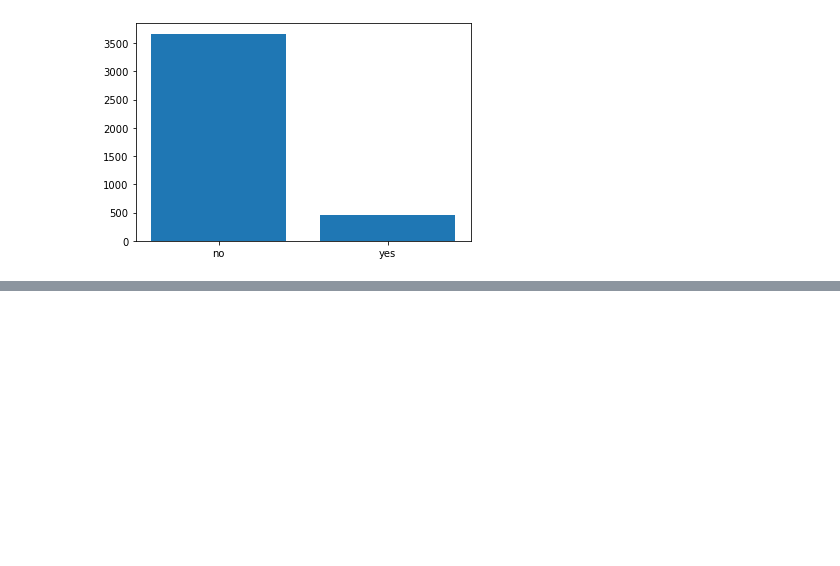
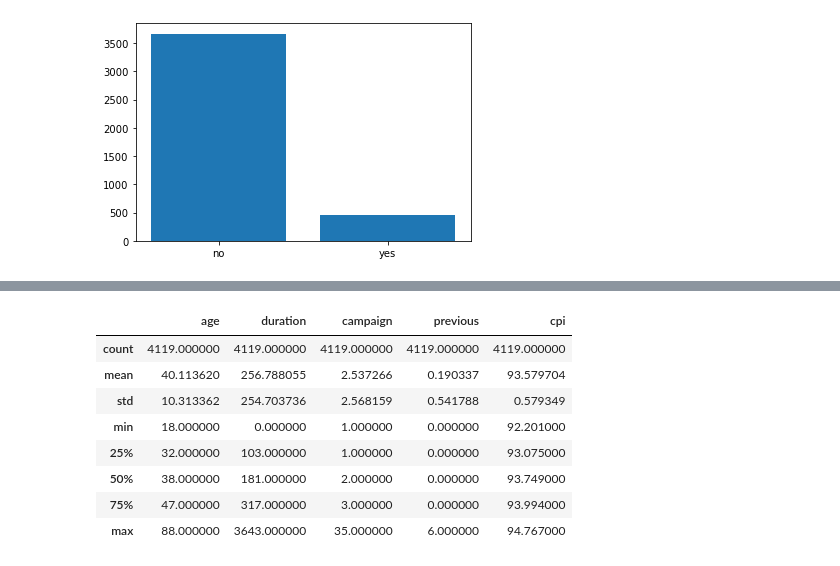
Before and after one commit to rosborn40383/MachineLearning-Analysis, a Jupyter notebook: DS160_Final_Project_EES_RJO.ipynb, the cells around one changed output, grey strips where cells are left out. Cells and saved outputs as stored; diff of their text form; code cells hidden in the pictures; blank space fills up the shorter version.

```diff
--- a/DS160_Final_Project_EES_RJO.ipynb
+++ b/DS160_Final_Project_EES_RJO.ipynb
@@ -181,0 +273,12 @@ Name: month, dtype: int64
+# %%
+df.describe()
+# %% [output]
+|  | age | duration | campaign | previous | cpi |
+| count | 4119.000000 | 4119.000000 | 4119.000000 | 4119.000000 | 4119.000000 |
+| mean | 40.113620 | 256.788055 | 2.537266 | 0.190337 | 93.579704 |
+| std | 10.313362 | 254.703736 | 2.568159 | 0.541788 | 0.579349 |
+| min | 18.000000 | 0.000000 | 1.000000 | 0.000000 | 92.201000 |
+| 25% | 32.000000 | 103.000000 | 1.000000 | 0.000000 | 93.075000 |
+| 50% | 38.000000 | 181.000000 | 2.000000 | 0.000000 | 93.749000 |
+| 75% | 47.000000 | 317.000000 | 3.000000 | 0.000000 | 93.994000 |
+| max | 88.000000 | 3643.000000 | 35.000000 | 6.000000 | 94.767000 |
```
Also changed, not shown: parts of 31 cells of this notebook.
